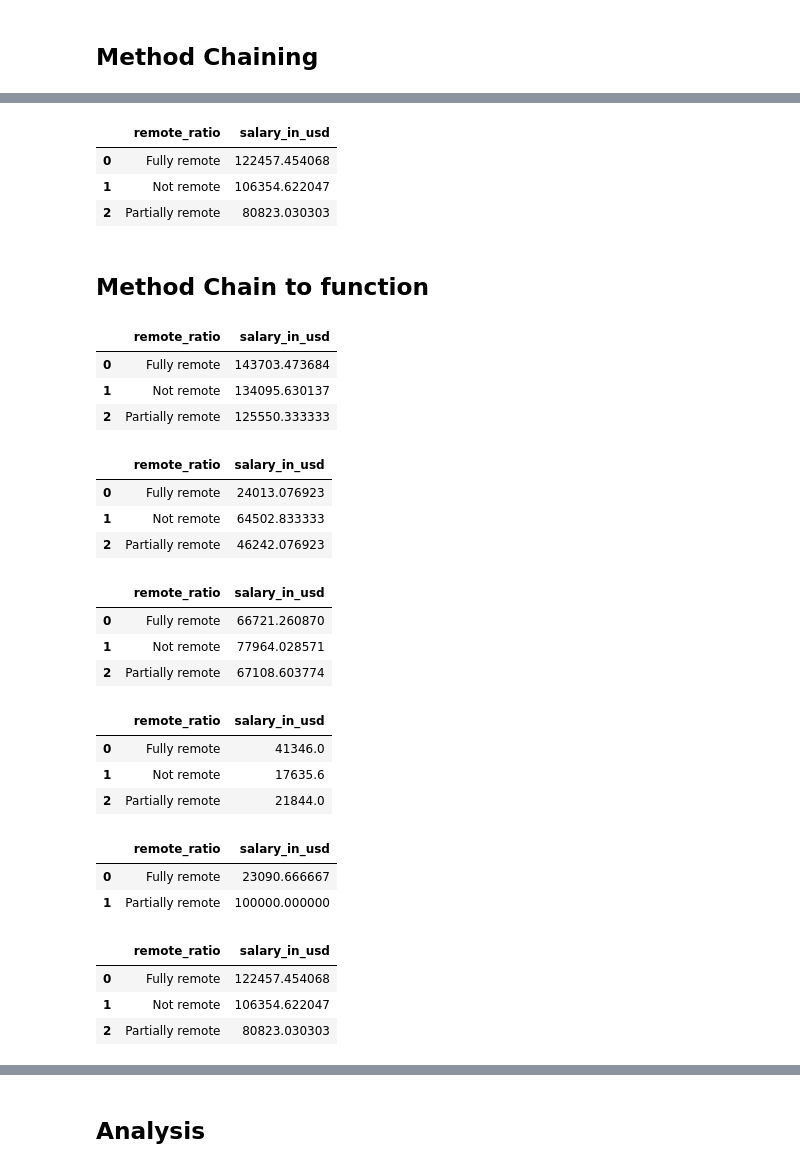
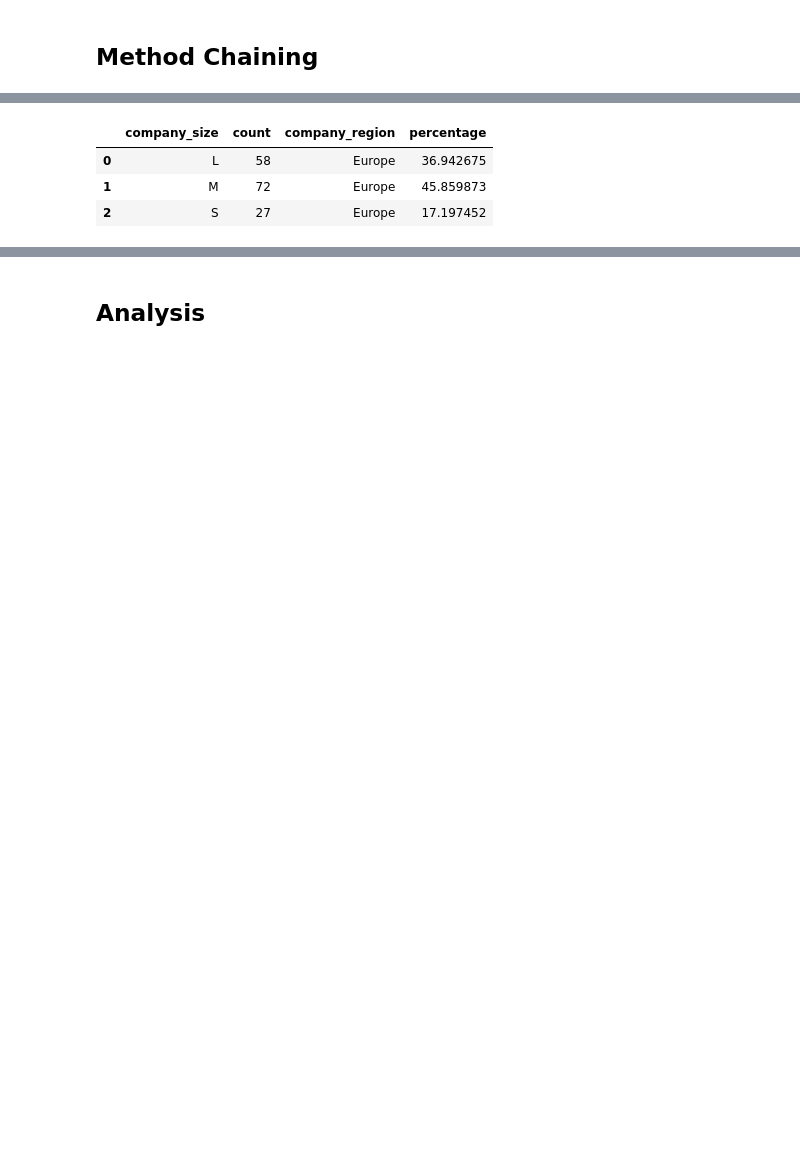
Before and after one commit to ubco-W2022T2-data301/project-group-group07, a Jupyter notebook: analysis/analysis2.ipynb, the cells around one changed output, grey strips where cells are left out. Saved outputs shown, nothing was run; the diff lists cells and outputs as text; code cells hidden in the pictures; blank space fills up the shorter version.

Commit message:
modified function and added datasets

```diff
--- a/analysis/analysis2.ipynb
+++ b/analysis/analysis2.ipynb
@@ -523,18 +631,0 @@ dfNA
-# %%
-dfAF = (
-pd.read_csv("../data/processed/ds_salaries_1.csv")
-    .drop(columns=['work_year', 'employment_type', 'job_title', 'employee_residence', 'company_size', 'experience_level', 'salary_currency', 'salary'])
-    .assign(remote_ratio = lambda x : x['remote_ratio'].replace(0, "Not remote").replace(50, "Partially remote").replace(100, "Fully remote"))
-    .groupby("remote_ratio")
-    .mean()
-    .reset_index()
-)
-
-dfNA
-# %% [output]
-|  | remote_ratio | salary_in_usd |
-| 0 | Fully remote | 122457.454068 |
-| 1 | Not remote | 106354.622047 |
-| 2 | Partially remote | 80823.030303 |
-# %% [markdown]
-## Method Chain to function
@@ -558,49 +640,7 @@ def load_and_process(path, name):
 # %%
-load_and_process("../data/processed/ds_salaries_1.csv", "North America")
+project_functions1.load_process_region("../data/processed/ds_salaries_1.csv", "Europe")
 # %% [output]
-|  | remote_ratio | salary_in_usd |
-| 0 | Fully remote | 143703.473684 |
-| 1 | Not remote | 134095.630137 |
-| 2 | Partially remote | 125550.333333 |
+|  | company_size | count | company_region | percentage |
+| 0 | L | 58 | Europe | 36.942675 |
+| 1 | M | 72 | Europe | 45.859873 |
+| 2 | S | 27 | Europe | 17.197452 |
-# %%
-load_and_process("../data/processed/ds_salaries_1.csv", "Asia")
-# %% [output]
-|  | remote_ratio | salary_in_usd |
-| 0 | Fully remote | 24013.076923 |
-| 1 | Not remote | 64502.833333 |
-| 2 | Partially remote | 46242.076923 |
-# %%
-load_and_process("../data/processed/ds_salaries_1.csv", "Europe")
-# %% [output]
-|  | remote_ratio | salary_in_usd |
-| 0 | Fully remote | 66721.260870 |
-| 1 | Not remote | 77964.028571 |
-| 2 | Partially remote | 67108.603774 |
-# %%
-load_and_process("../data/processed/ds_salaries_1.csv", "Latin America")
-# %% [output]
-|  | remote_ratio | salary_in_usd |
-| 0 | Fully remote | 41346.0 |
-| 1 | Not remote | 17635.6 |
-| 2 | Partially remote | 21844.0 |
-# %%
-load_and_process("../data/processed/ds_salaries_1.csv", "Africa")
-# %% [output]
-|  | remote_ratio | salary_in_usd |
-| 0 | Fully remote | 23090.666667 |
-| 1 | Partially remote | 100000.000000 |
-# %%
-from codes import project_functions1
-from codes import project_functions2
-from codes import project_functions3
-
-path = "../data/processed/ds_salaries_1.csv"
-
-dfMethod = project_functions2.load_and_process(path, "Asia")
-
-dfMethod
-# %% [output]
-|  | remote_ratio | salary_in_usd |
-| 0 | Fully remote | 122457.454068 |
-| 1 | Not remote | 106354.622047 |
-| 2 | Partially remote | 80823.030303 |
```
Also changed, not shown: parts of 32 cells of this notebook, 1 other file.
